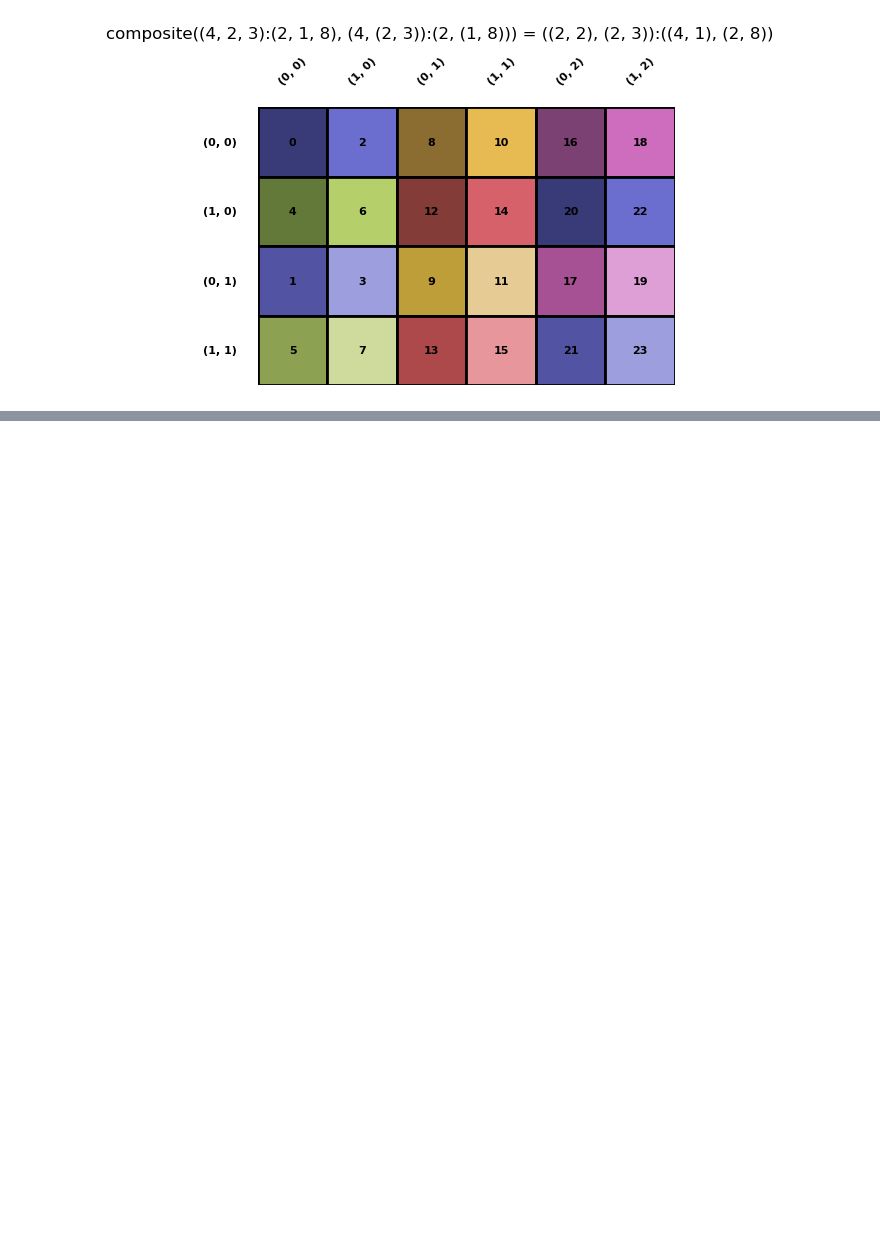
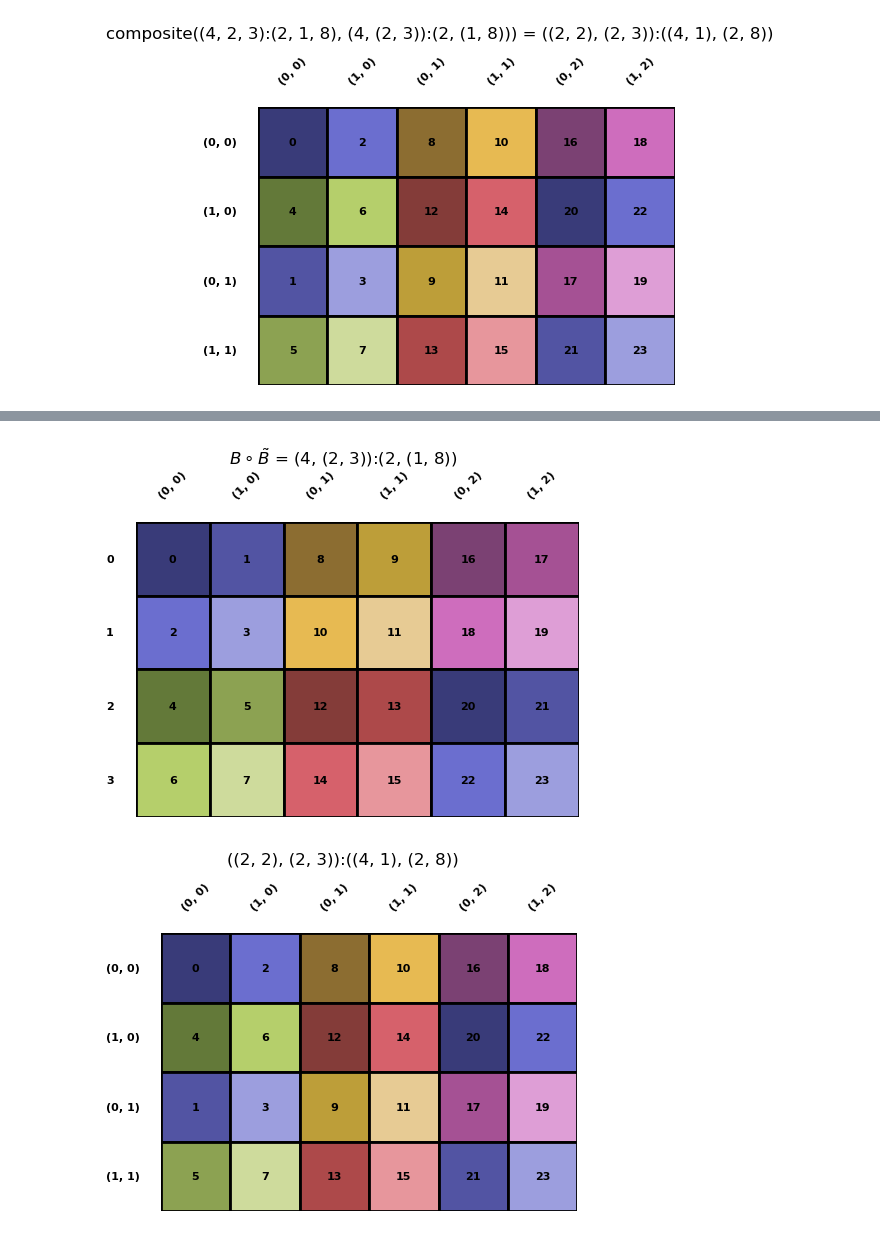
Before and after one commit to w32zhong/simp-intelligence, a Jupyter notebook: simp_intelligence/math/layout_divide.ipynb, the cells around one changed output, grey strips where cells are left out. Saved outputs shown, nothing was run; the diff lists cells and outputs as text; code cells hidden in the pictures; blank space fills up the shorter version.

```diff
--- a/simp_intelligence/math/layout_advanced.ipynb
+++ b/simp_intelligence/math/layout_divide.ipynb
@@ -52,0 +39,5 @@ Layout.from_string('((2, 2), (2, 3)):((4, 1), (2, 8))').logical_product(Layout.f
+# %%
+_ = A.composite(Layout.from_string('4,(2,3):2,(1,8)').visualize('$B \\circ \\tilde{B}$')).visualize()
+# %% [output]
+[figure, added]
+[figure, added]
```
Also changed, not shown: parts of 14 cells of this notebook, 1 other file.
